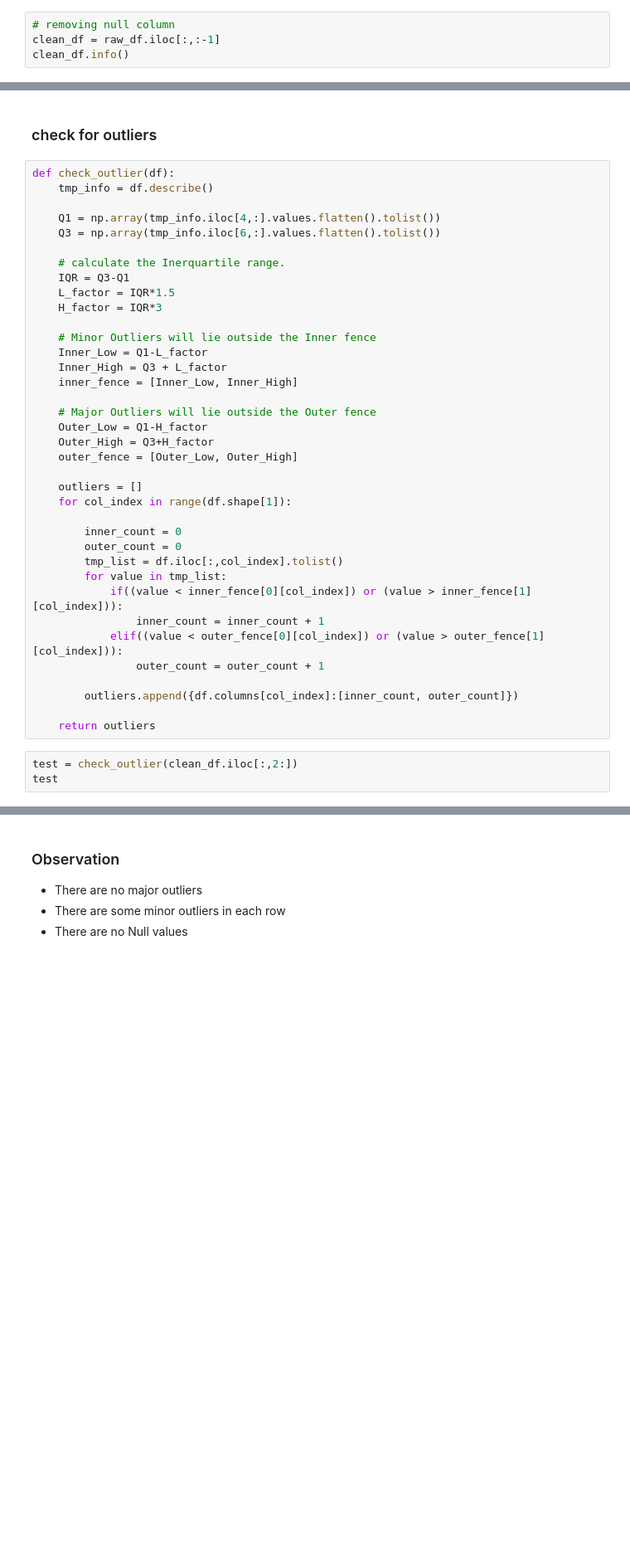
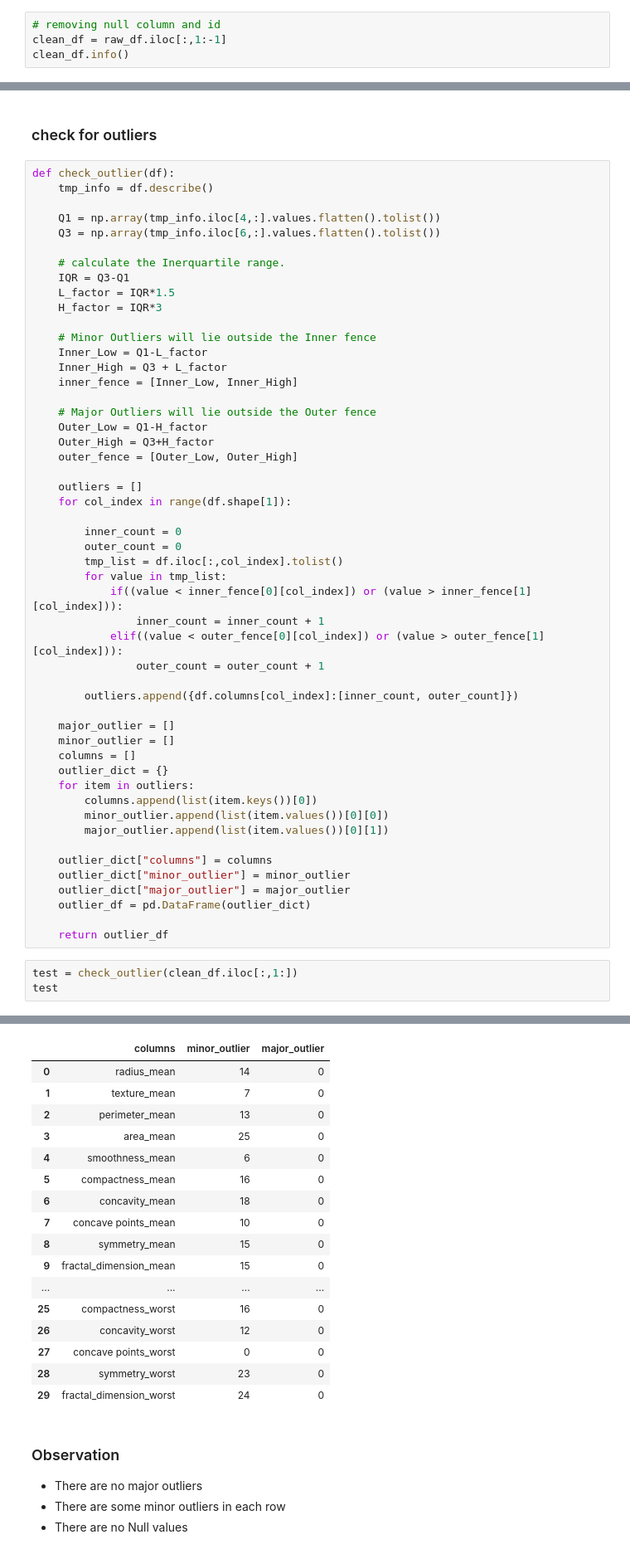
Before and after one commit to benbel376/causal_graph, a Jupyter notebook: notebooks/Exploration.ipynb, the cells around one changed output, grey strips where cells are left out. Shown at 83% size. Saved outputs shown, nothing was run; the diff lists cells and outputs as text; blank space fills up the shorter version.

Commit message:
modify outlier tester

```diff
--- a/notebooks/Exploration.ipynb
+++ b/notebooks/Exploration.ipynb
@@ -80,8 +82,8 @@ memory usage: 146.8+ KB
 # %% [markdown]
 ## Clean Data
 # %%
-# removing null column
-clean_df = raw_df.iloc[:,:-1]
+# removing null column and id
+clean_df = raw_df.iloc[:,1:-1]
 clean_df.info()
 # %% [output]
 <class 'pandas.core.frame.DataFrame'>
@@ -139,8 +141,22 @@ def check_outlier(df):
 
         outliers.append({df.columns[col_index]:[inner_count, outer_count]})
 
-    return outliers
+    major_outlier = []
+    minor_outlier = []
+    columns = []
+    outlier_dict = {}
+    for item in outliers:
+        columns.append(list(item.keys())[0])
+        minor_outlier.append(list(item.values())[0][0])
+        major_outlier.append(list(item.values())[0][1])
+
+    outlier_dict["columns"] = columns
+    outlier_dict["minor_outlier"] = minor_outlier
+    outlier_dict["major_outlier"] = major_outlier
+    outlier_df = pd.DataFrame(outlier_dict)
+
+    return outlier_df
 # %%
-test = check_outlier(clean_df.iloc[:,2:])
+test = check_outlier(clean_df.iloc[:,1:])
 test
 # %% [output]
@@ -164,3 +163,20 @@ test
+|  | columns | minor_outlier | major_outlier |
+| 0 | radius_mean | 14 | 0 |
+| 1 | texture_mean | 7 | 0 |
+| 2 | perimeter_mean | 13 | 0 |
+| 3 | area_mean | 25 | 0 |
+| 4 | smoothness_mean | 6 | 0 |
+| 5 | compactness_mean | 16 | 0 |
+| 6 | concavity_mean | 18 | 0 |
+| 7 | concave points_mean | 10 | 0 |
+| 8 | symmetry_mean | 15 | 0 |
+| 9 | fractal_dimension_mean | 15 | 0 |
+| ... | ... | ... | ... |
+| 25 | compactness_worst | 16 | 0 |
+| 26 | concavity_worst | 12 | 0 |
+| 27 | concave points_worst | 0 | 0 |
+| 28 | symmetry_worst | 23 | 0 |
+| 29 | fractal_dimension_worst | 24 | 0 |
 # %% [markdown]
 ### Observation
 - There are no major outliers
```
Also changed, not shown: parts of 4 cells of this notebook.
